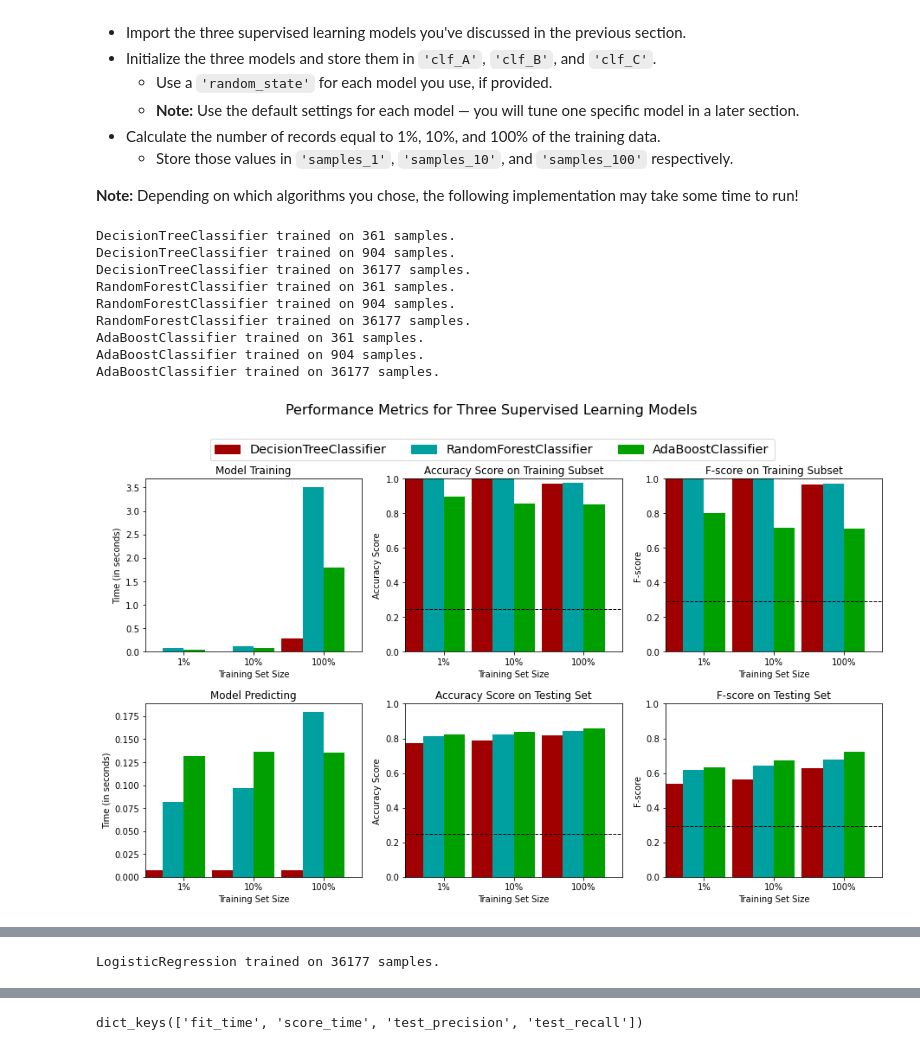
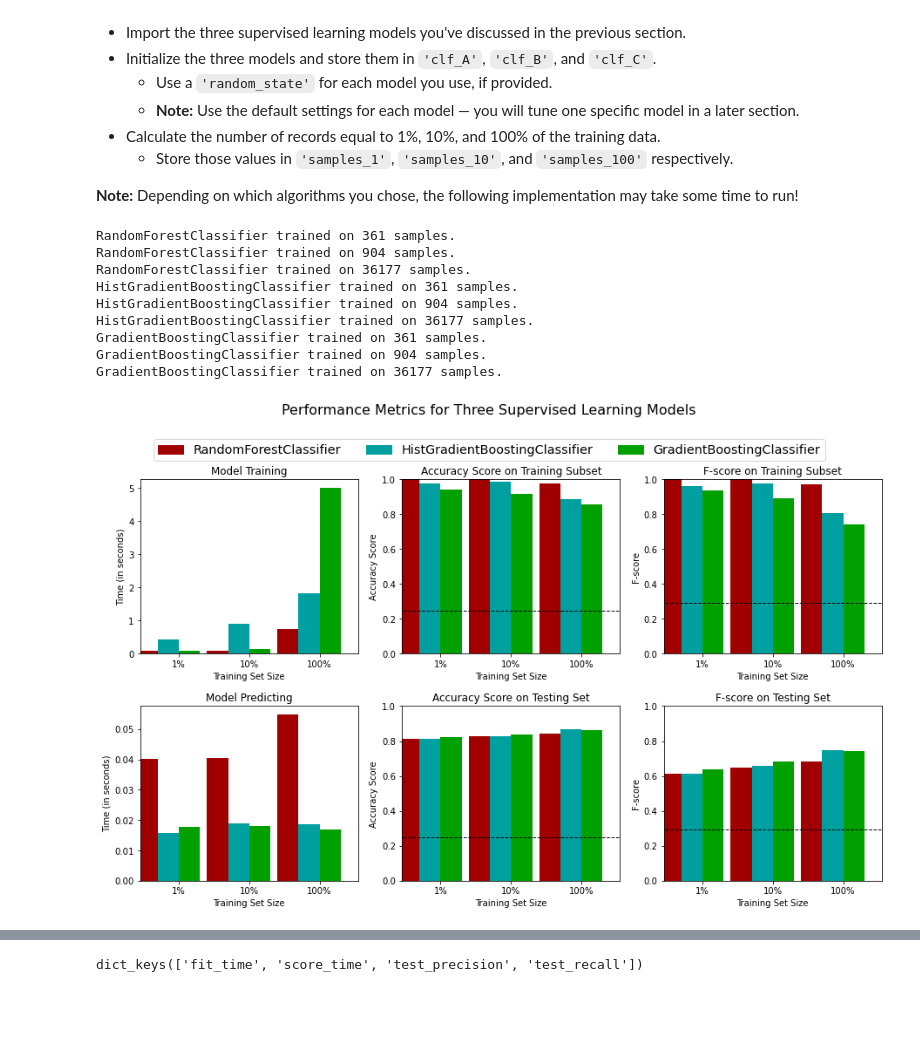
Before and after one commit to amine-mih-dev/salary-prediction, a Jupyter notebook: starter/finding_donors.ipynb, the cells around one changed output, grey strips where cells are left out. Cells and saved outputs as stored; diff of their text form; code cells hidden in the pictures; blank space fills up the shorter version.

Commit message:
evaluated, picked, and fine tuned the best performing model

```diff
--- a/starter/finding_donors.ipynb
+++ b/starter/finding_donors.ipynb
@@ -50,3 +50,7 @@ display(data.head(10))
 | 7 | 52 | Self-emp-not-inc | HS-grad | 9.0 | Married-civ-spouse | Exec-managerial | Husband | White | ... |
 | 8 | 31 | Private | Masters | 14.0 | Never-married | Prof-specialty | Not-in-family | White | ... |
 | 9 | 42 | Private | Bachelors | 13.0 | Married-civ-spouse | Exec-managerial | Husband | White | ... |
+# %%
+# drop education-num column because its redundant
+data = data.drop(columns=["education-num"])
+data.head(10)
@@ -193,7 +212,7 @@ from sklearn.preprocessing import MinMaxScaler
 
 # Initialize a scaler, then apply it to the features
 scaler = MinMaxScaler() # default=(0, 1)
-numerical = ['age', 'education-num', 'capital-gain', 'capital-loss', 'hours-per-week']
+numerical = ['age',  'capital-gain', 'capital-loss', 'hours-per-week']
 
 features_log_minmax_transform = pd.DataFrame(data = features_log_transformed)
 features_log_minmax_transform[numerical] = scaler.fit_transform(features_log_transformed[numerical])
@@ -478,86 +533,46 @@ In the code cell, you will need to implement the following:
 **Note:** Depending on which algorithms you chose, the following implementation may take some time to run!
 # %%
 # TODO: Import the three supervised learning models from sklearn
-'''
-- Gaussian Naive Bayes (GaussianNB)
-- Decision Trees
-- Ensemble Methods (Bagging, AdaBoost, Random Forest, Gradient Boosting)
-- K-Nearest Neighbors (KNeighbors)
-- Stochastic Gradient Descent Classifier (SGDC)
-- Support Vector Machines (SVM)
-- Logistic Regression
-'''
 
 
+from sklearn.ensemble import RandomForestClassifier
+from sklearn.linear_model import LogisticRegression
+from sklearn.ensemble import GradientBoostingClassifier
+from sklearn.experimental import enable_hist_gradient_boosting
+from sklearn.ensemble import HistGradientBoostingClassifier
 
-from sklearn.tree import DecisionTreeClassifier
-from sklearn.svm import SVC
-from sklearn.ensemble import AdaBoostClassifier
-from sklearn.ensemble import RandomForestClassifier
-from sklearn.ensemble import BaggingClassifier
-from sklearn.neighbors import KNeighborsClassifier
-from sklearn.naive_bayes import GaussianNB
-from sklearn.linear_model import SGDClassifier
-from sklearn.linear_model import LogisticRegression
-# import XGBoost
-from sklearn.ensemble import GradientBoostingClassifier
 # TODO: Initialize the three models
-clf_A = DecisionTreeClassifier(random_state = 0)
-clf_B = RandomForestClassifier(random_state = 0)
-clf_C = AdaBoostClassifier(random_state = 0)
-clf_D = BaggingClassifier(random_state = 0)
-clf_E = KNeighborsClassifier()
-clf_F = GradientBoostingClassifier(random_state = 0)
-clf_G = SVC(random_state = 0)
-clf_H = SGDClassifier(random_state = 0)
-clf_I = LogisticRegression(random_state = 0)
+clf_A = RandomForestClassifier(random_state = 42, n_jobs = -1)
+clf_B = HistGradientBoostingClassifier(random_state =42)
+clf_C = GradientBoostingClassifier(random_state = 42)
+
 
 # TODO: Calculate the number of samples for 1%, 10%, and 100% of the training data
 # HINT: samples_100 is the entire training set i.e. len(y_train)
 # HINT: samples_10 is 10% of samples_100 (ensure to set the count of the values to be `int` and not `float`)
 # HINT: samples_1 is 1% of samples_100 (ensure to set the count of the values to be `int` and not `float`)
 samples_100 = int(len(y_train))
 samples_10 = int(len(y_test)/10)
 samples_1 = int(len(y_train)/100)
 
 # Collect results on the learners
 results = {}
 for clf in [clf_A, clf_B, clf_C]:
     clf_name = clf.__class__.__name__
     results[clf_name] = {}
     for i, samples in enumerate([samples_1, samples_10, samples_100]):
         results[clf_name][i] = train_predict(clf, samples, X_train, y_train, X_test, y_test)
 
 # Run metrics visualization for the three supervised learning models chosen
 vs.evaluate(results, accuracy, fscore)
-
-results1 = {}
-for clf in [clf_D, clf_E, clf_F]:
-    clf_name = clf.__class__.__name__
-    results1[clf_name] = {}
-    for i, samples in enumerate([samples_1, samples_10, samples_100]):
-        results1[clf_name][i] = train_predict(clf, samples, X_train, y_train, X_test, y_test)
-
-# Run metrics visualization for the three supervised learning models chosen
-vs.evaluate(results1, accuracy, fscore)
-
-results2 = {}
-for clf in [clf_G, clf_H, clf_I]:
-    clf_name = clf.__class__.__name__
-    results2[clf_name] = {}
-    for i, samples in enumerate([samples_1, samples_10, samples_100]):
-        results2[clf_name][i] = train_predict(clf, samples, X_train, y_train, X_test, y_test)
-
-# Run metrics visualization for the three supervised learning models chosen
-vs.evaluate(results2, accuracy, fscore)
 # %% [output]
-DecisionTreeClassifier trained on 361 samples.
-DecisionTreeClassifier trained on 904 samples.
-DecisionTreeClassifier trained on 36177 samples.
 RandomForestClassifier trained on 361 samples.
 RandomForestClassifier trained on 904 samples.
 RandomForestClassifier trained on 36177 samples.
-AdaBoostClassifier trained on 361 samples.
-AdaBoostClassifier trained on 904 samples.
-AdaBoostClassifier trained on 36177 samples.
+HistGradientBoostingClassifier trained on 361 samples.
+HistGradientBoostingClassifier trained on 904 samples.
+HistGradientBoostingClassifier trained on 36177 samples.
+GradientBoostingClassifier trained on 361 samples.
+GradientBoostingClassifier trained on 904 samples.
+GradientBoostingClassifier trained on 36177 samples.
-[figure, old version]
+[figure, new version]
@@ -589 +578,0 @@ Please also refer to the documentation for alternative solver options:
-LogisticRegression trained on 36177 samples.
```
Also changed, not shown: parts of 37 cells of this notebook, 3 other files.
